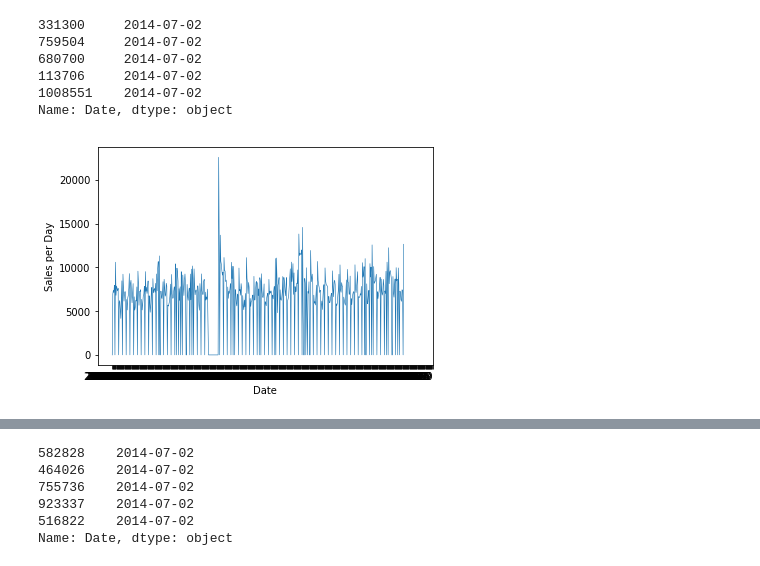
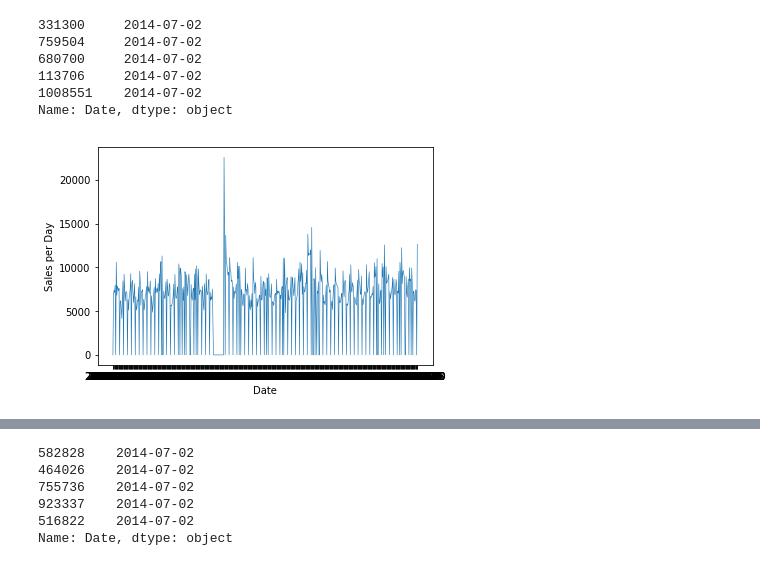
Before and after one commit to manuelfreude/sales-forecast-retail, a Jupyter notebook: Rossmann sales prediction.ipynb, the cells around one changed output, grey strips where cells are left out. Drawn from its saved outputs; the diff is of its cells as text; code cells hidden in the pictures.

```diff
--- a/Rossmann sales prediction.ipynb
+++ b/Rossmann sales prediction.ipynb
@@ -263,15 +265,14 @@ Name: Date, dtype: object
 # %%
 # plotting early 60% of sales per day for selected shop
 
 x = train.loc[train['Store_ID'] == 100]
 x = x['Date']
 y = train.loc[train['Store_ID'] == 100]
 y = y['Sales']
 
 pyplot.plot(x, y, linewidth = 0.6)
 pyplot.ylabel('Sales per Day')
 pyplot.xlabel('Date')
-pyplot.xticks(np.arange(0, 600, step=1))
 pyplot.show;
 # %% [output]
-[figure, old version]
+[figure, new version]
```
Also changed, not shown: parts of 52 cells of this notebook, 1 other file.
